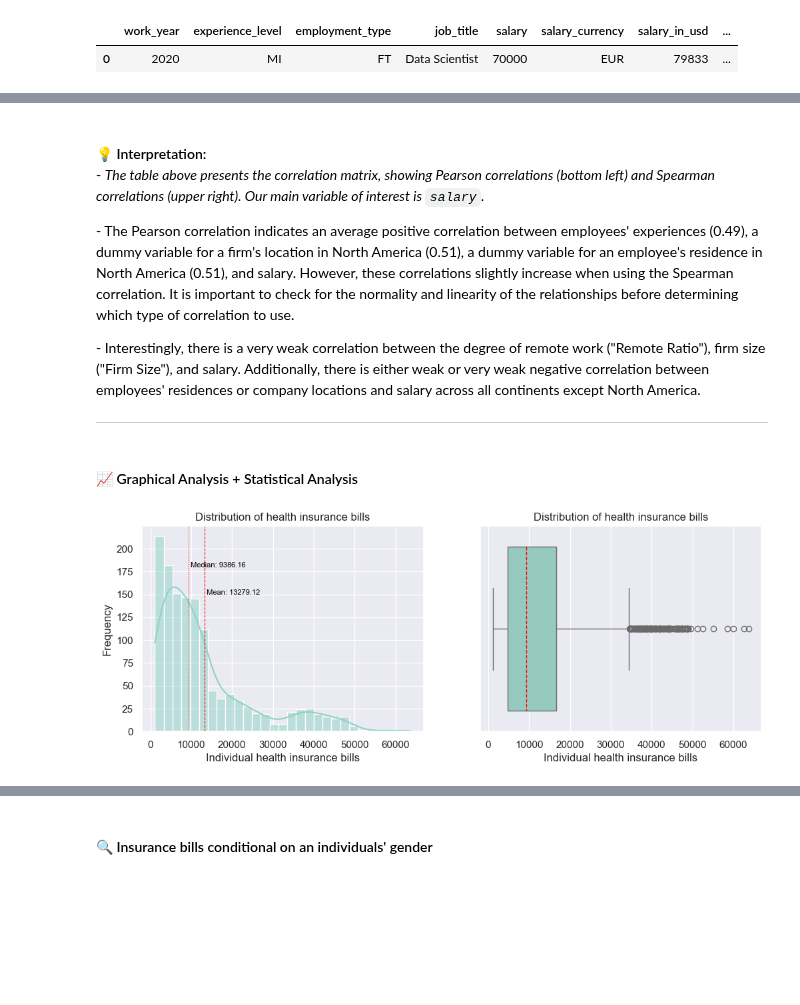
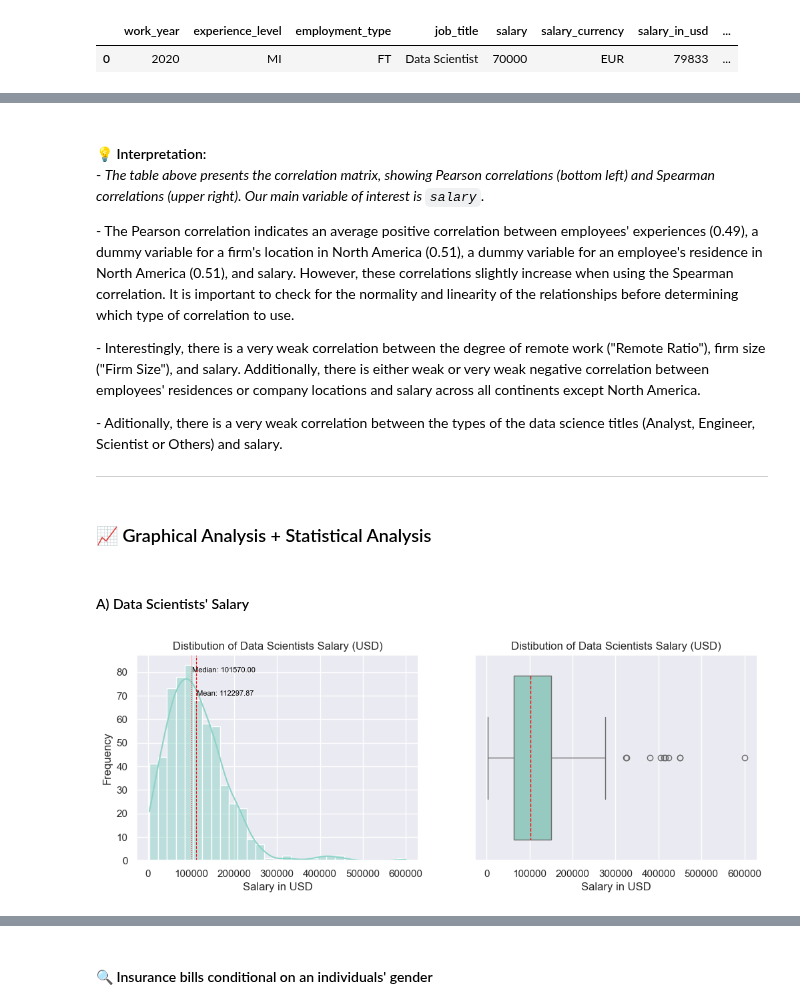
Before and after one commit to akramkhal/KaggleProjects, a Jupyter notebook: DataScieSalary/ds_salary.ipynb.ipynb, the cells around one changed output, grey strips where cells are left out. Cells and saved outputs as stored; diff of their text form; code cells hidden in the pictures; blank space fills up the shorter version.

```diff
--- a/DataScieSalary/ds_salary.ipynb.ipynb
+++ b/DataScieSalary/ds_salary.ipynb.ipynb
@@ -419,33 +452,39 @@ combined_heatmap_corr(
 <p>
 - Interestingly, there is a very weak correlation between the degree of remote work ("Remote Ratio"), firm size ("Firm Size"), and salary. Additionally, there is either weak or very weak negative correlation between employees' residences or company locations and salary across all continents except North America.
 </p>
+<p>
+- Aditionally, there is a very weak correlation between the types of the data science titles (Analyst, Engineer, Scientist or Others) and salary.
+</p>
 
 ---
 # %% [markdown]
-<h4 style="margin-bottom: 0;"> 📈 Graphical Analysis + Statistical Analysis </h4>
+<a id="chapter4"></a>
+### 📈 Graphical Analysis + Statistical Analysis
+# %% [markdown]
+<a id="chapter4a"></a>
+#### A) Data Scientists' Salary
 # %%
 fig, axes = plt.subplots(1, 2, figsize = (12, 4))
 
-sns.histplot(data['charges'], kde=True, ax=axes[0])
-axes[0].set(xlabel='Individual health insurance bills', ylabel='Frequency')
-axes[0].set_title('Distribution of health insurance bills')
-axes[0].axvline(data['charges'].mean(), color='red', linestyle='--', linewidth=0.8)
-mean_value = data['charges'].mean()  # Calculate the mean
+sns.histplot(raw_data['salary_in_usd'], kde=True, ax = axes[0])
+axes[0].set(xlabel='Salary in USD', ylabel = 'Frequency')
+axes[0].set_title('Distibution of Data Scientists Salary (USD)')
+axes[0].axvline(raw_data['salary_in_usd'].mean(), color='red', linestyle='--', linewidth=0.8)
+mean_value = raw_data['salary_in_usd'].mean() # Estimate mean value of salary
 axes[0].annotate(f'Mean: {mean_value:.2f}',
-                 xy=(data['charges'].mean(), 0),
-                 xytext=(data['charges'].mean() + 500, 150),
+                 xy=(raw_data['salary_in_usd'].mean(), 0),
+                 xytext=(mean_value + 500, 70),
                  fontsize=8, color='black')
-axes[0].axvline(data['charges'].median(), color='red', linestyle=':', linewidth=0.8)
-median_value = data['charges'].median()  # Calculate the median
+axes[0].axvline(raw_data['salary_in_usd'].median(), color='red', linestyle=':', linewidth=0.8)
+median_value = raw_data['salary_in_usd'].median() # Calculate the median
 axes[0].annotate(f'Median: {median_value:.2f}',
-                 xy=(data['charges'].median(), 0),
-                 xytext=(data['charges'].median() + 500, 180),
+                 xy=(raw_data['salary_in_usd'].median(), 0),
+                 xytext=(median_value + 500, 80),
                  fontsize=8, color='black')
 
-sns.boxplot(data['charges'], ax=axes[1], orient='h', medianprops={"color": "red", "linestyle": '--'})
-axes[1].set(xlabel='Individual health insurance bills')
-axes[1].set_title('Distribution of health insurance bills')
-
+sns.boxplot(raw_data['salary_in_usd'], ax=axes[1], orient='h', medianprops={"color": "red", "linestyle": '--'})
+axes[1].set(xlabel='Salary in USD')
+axes[1].set_title('Distibution of Data Scientists Salary (USD)')
 plt.show()
 # %% [output]
-[figure, old version]
+[figure, new version]
```
Also changed, not shown: parts of 19 cells of this notebook, 1 other file.
